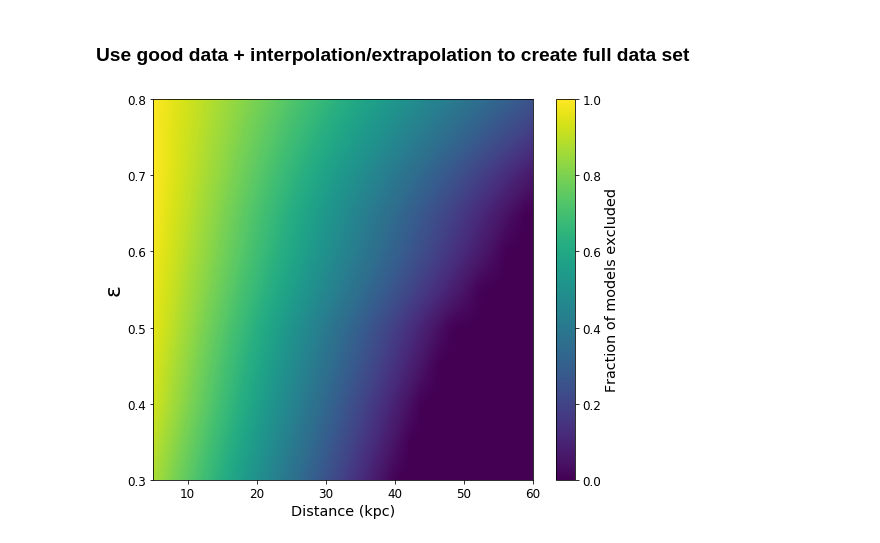
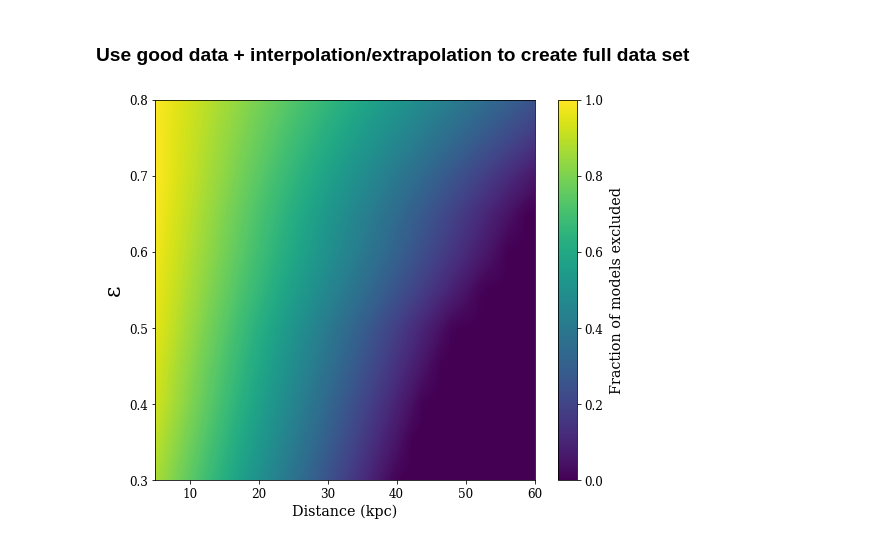
Before and after one commit to jfcrenshaw/halo, a Jupyter notebook: figMerit/plots_halo2.ipynb, the cells around one changed output. Drawn from its saved outputs; the diff is of its cells as text; code cells hidden in the pictures.

Commit message:
Changed figure of merit fonts to serif to match others

```diff
--- a/figMerit/plots_halo2.ipynb
+++ b/figMerit/plots_halo2.ipynb
@@ -6,7 +6,7 @@ import matplotlib.pyplot as plt
 from scipy import interpolate
 # %%
 figsize = (8,6)
-plt.rc('font', family='sans-serif')
+plt.rc('font', family='serif')
 plt.rc('axes', labelsize='x-large')
 plt.rc('xtick', labelsize='large')
 plt.rc('ytick', labelsize='large')
@@ -128,16 +128,16 @@ z = z.reshape(x.shape)
 # %%
 # Contour plot
 fig,ax = plt.subplots(1,1,figsize=(8.5,7))
 cont = ax.contourf(x,y,z,np.linspace(-1e-5,1,500))
 cbar = fig.colorbar(cont,ticks=np.linspace(0,1,6))
 
 ax.set_xlim(5,60)
 ax.set_xlabel('Distance (kpc)')
 ax.set_ylabel('ε',fontsize=22)
-cbar.ax.set_ylabel('Fraction of models excluded')
+cbar.ax.set_ylabel('Fraction of models excluded',labelpad=7)
 
 fig.savefig('figure_of_merit_halo2.png')
 
 plt.show()
 # %% [output]
-[figure, old version]
+[figure, new version]
```
Also changed, not shown: parts of 1 cell of this notebook, 3 other files.
